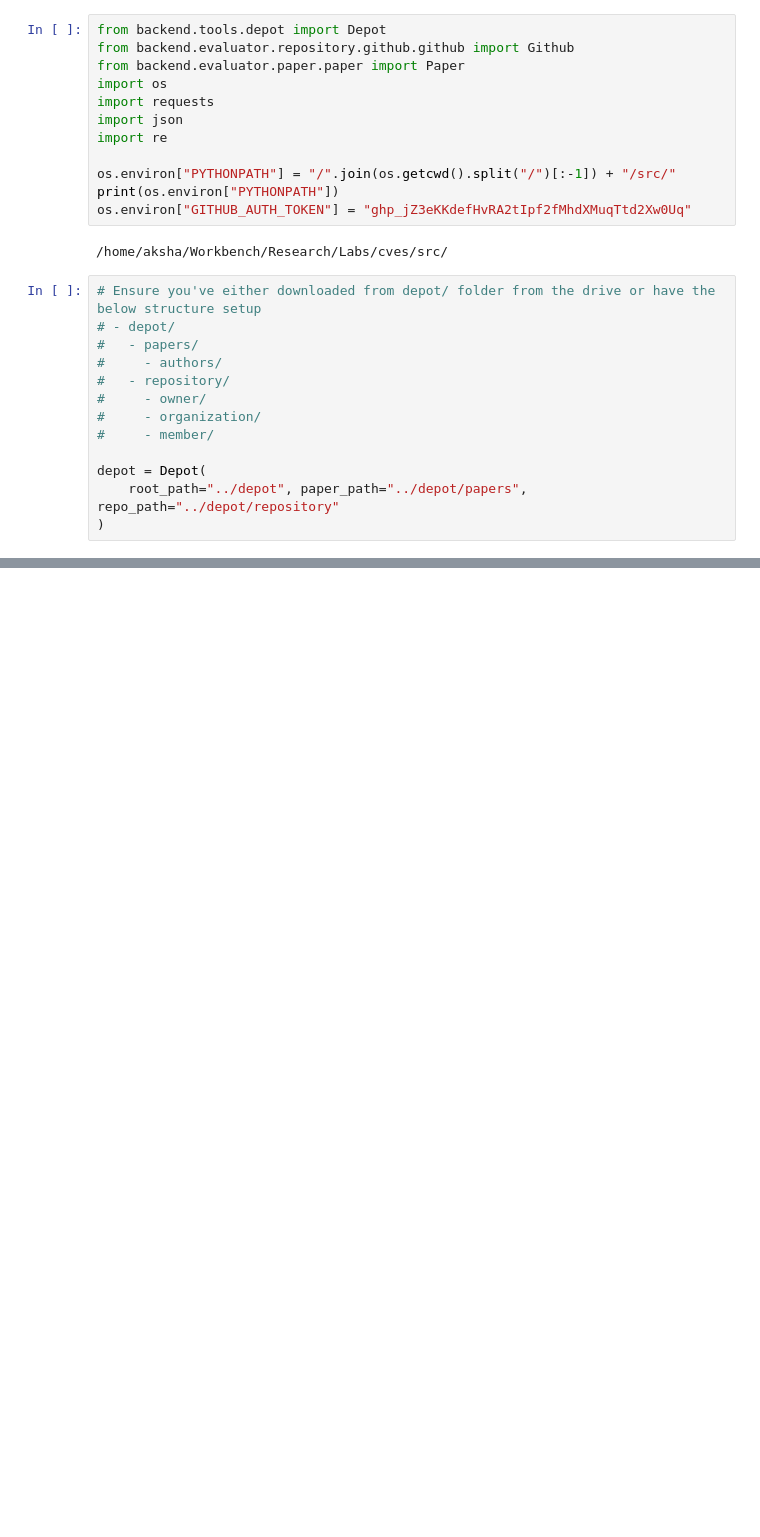
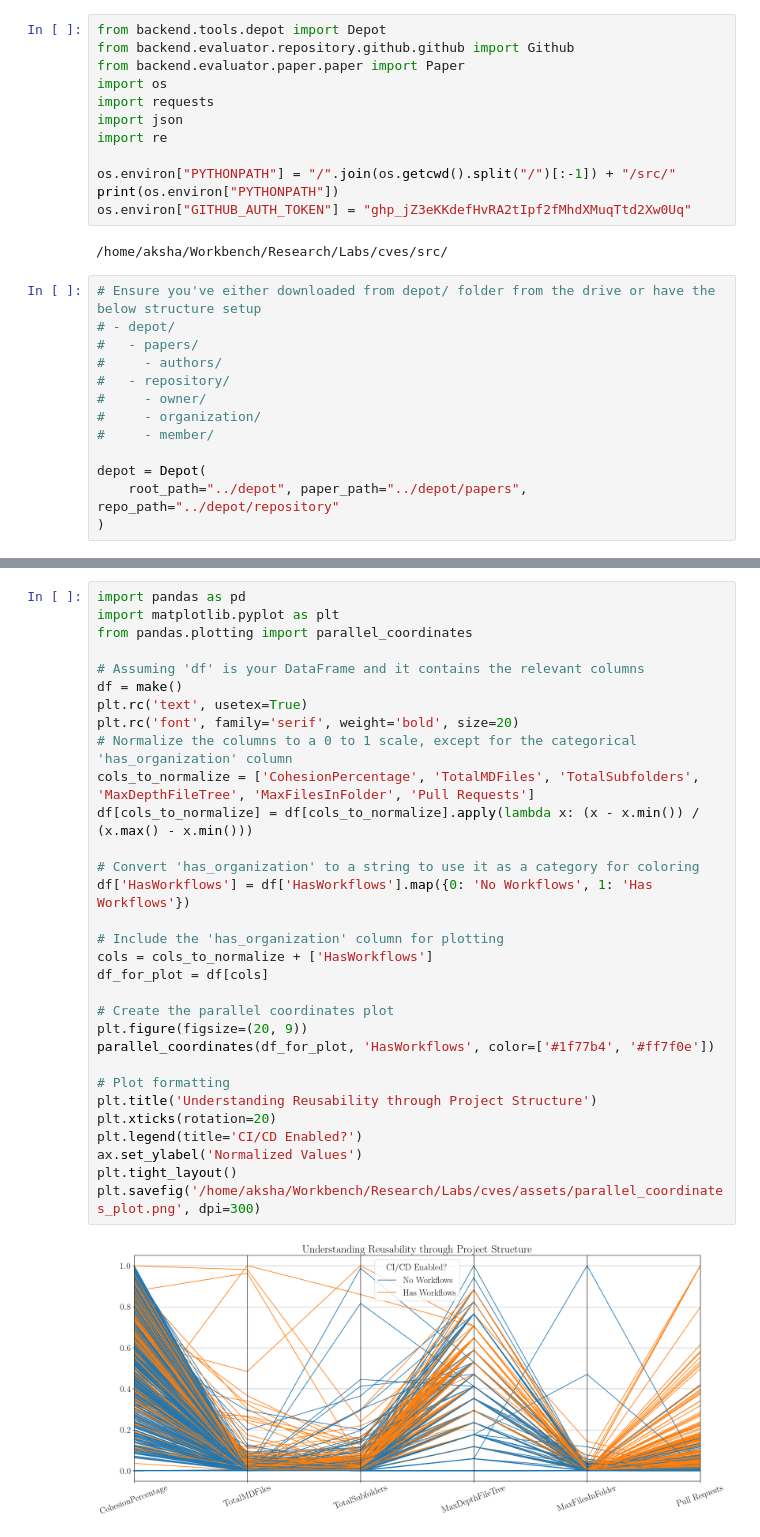
Before and after one commit to AkshathRaghav/RAIS, a Jupyter notebook: src/experiment.ipynb, the cells around one changed output, grey strips where cells are left out. Cells and saved outputs as stored; diff of their text form; blank space fills up the shorter version.

```diff
--- a/src/experiment.ipynb
+++ b/src/experiment.ipynb
@@ -137,0 +348,33 @@ depot.save(paper, git)  # Saves paper and repo to depot
+# %%
+import pandas as pd
+import matplotlib.pyplot as plt
+from pandas.plotting import parallel_coordinates
+
+# Assuming 'df' is your DataFrame and it contains the relevant columns
+df = make()
+plt.rc('text', usetex=True)
+plt.rc('font', family='serif', weight='bold', size=20)
+# Normalize the columns to a 0 to 1 scale, except for the categorical 'has_organization' column
+cols_to_normalize = ['CohesionPercentage', 'TotalMDFiles', 'TotalSubfolders', 'MaxDepthFileTree', 'MaxFilesInFolder', 'Pull Requests']
+df[cols_to_normalize] = df[cols_to_normalize].apply(lambda x: (x - x.min()) / (x.max() - x.min()))
+
+# Convert 'has_organization' to a string to use it as a category for coloring
+df['HasWorkflows'] = df['HasWorkflows'].map({0: 'No Workflows', 1: 'Has Workflows'})
+
+# Include the 'has_organization' column for plotting
+cols = cols_to_normalize + ['HasWorkflows']
+df_for_plot = df[cols]
+
+# Create the parallel coordinates plot
+plt.figure(figsize=(20, 9))
+parallel_coordinates(df_for_plot, 'HasWorkflows', color=['#1f77b4', '#ff7f0e'])
+
+# Plot formatting
+plt.title('Understanding Reusability through Project Structure')
+plt.xticks(rotation=20)
+plt.legend(title='CI/CD Enabled?')
+ax.set_ylabel('Normalized Values')
+plt.tight_layout()
+plt.savefig('/home/aksha/Workbench/Research/Labs/cves/assets/parallel_coordinates_plot.png', dpi=300)
+# %% [output]
+[figure, added]
```
Also changed, not shown: parts of 24 cells of this notebook, 14 other files.
